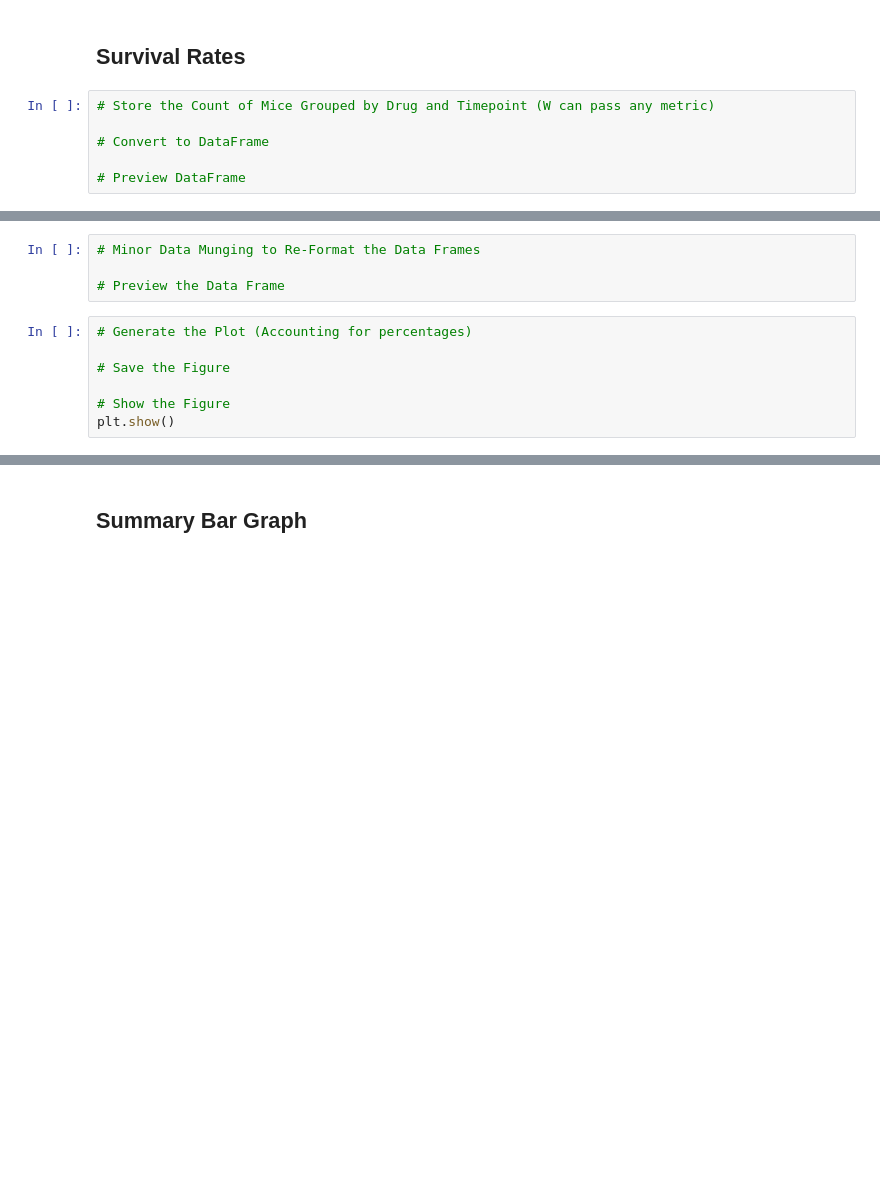
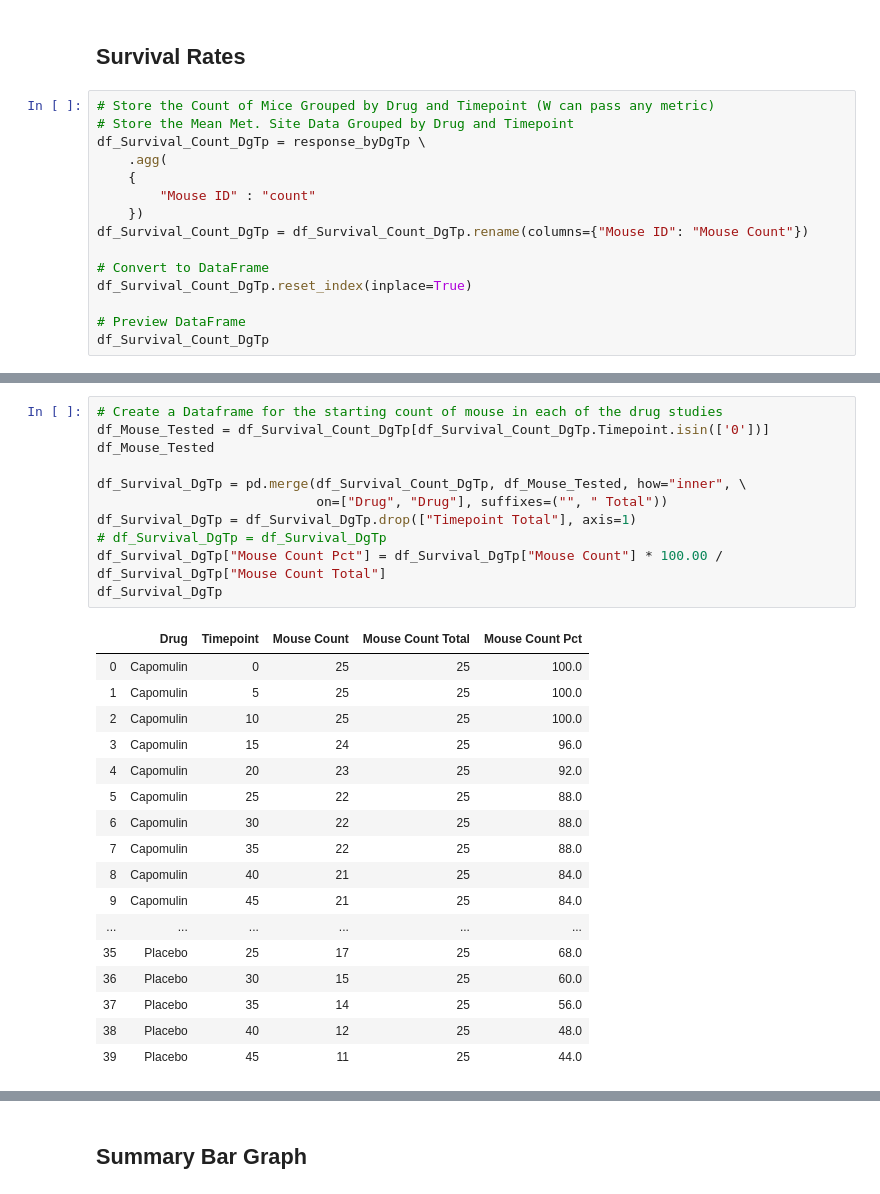
Before and after one commit to gkumar24/DataViz-HW05-Matplotlib, a Jupyter notebook: Pymaceuticals/pymaceuticals.ipynb, the cells around one changed output, grey strips where cells are left out. Saved outputs shown, nothing was run; the diff lists cells and outputs as text; blank space fills up the shorter version.

```diff
--- a/Pymaceuticals/pymaceuticals.ipynb
+++ b/Pymaceuticals/pymaceuticals.ipynb
@@ -259,7 +359,16 @@ plt.show()
 ## Survival Rates
 # %%
 # Store the Count of Mice Grouped by Drug and Timepoint (W can pass any metric)
+# Store the Mean Met. Site Data Grouped by Drug and Timepoint
+df_Survival_Count_DgTp = response_byDgTp \
+    .agg(
+    {
+        "Mouse ID" : "count"
+    })
+df_Survival_Count_DgTp = df_Survival_Count_DgTp.rename(columns={"Mouse ID": "Mouse Count"})
 
 # Convert to DataFrame
+df_Survival_Count_DgTp.reset_index(inplace=True)
 
 # Preview DataFrame
+df_Survival_Count_DgTp
@@ -266,11 +393,29 @@ plt.show()
-# %%
-# Minor Data Munging to Re-Format the Data Frames
-
-# Preview the Data Frame
-# %%
-# Generate the Plot (Accounting for percentages)
-
-# Save the Figure
-
-# Show the Figure
-plt.show()
+# %%
+# Create a Dataframe for the starting count of mouse in each of the drug studies
+df_Mouse_Tested = df_Survival_Count_DgTp[df_Survival_Count_DgTp.Timepoint.isin(['0'])]
+df_Mouse_Tested
+
+df_Survival_DgTp = pd.merge(df_Survival_Count_DgTp, df_Mouse_Tested, how="inner", \
+                            on=["Drug", "Drug"], suffixes=("", " Total"))
+df_Survival_DgTp = df_Survival_DgTp.drop(["Timepoint Total"], axis=1)
+# df_Survival_DgTp = df_Survival_DgTp
+df_Survival_DgTp["Mouse Count Pct"] = df_Survival_DgTp["Mouse Count"] * 100.00 / df_Survival_DgTp["Mouse Count Total"]
+df_Survival_DgTp
+# %% [output]
+|  | Drug | Timepoint | Mouse Count | Mouse Count Total | Mouse Count Pct |
+| 0 | Capomulin | 0 | 25 | 25 | 100.0 |
+| 1 | Capomulin | 5 | 25 | 25 | 100.0 |
+| 2 | Capomulin | 10 | 25 | 25 | 100.0 |
+| 3 | Capomulin | 15 | 24 | 25 | 96.0 |
+| 4 | Capomulin | 20 | 23 | 25 | 92.0 |
+| 5 | Capomulin | 25 | 22 | 25 | 88.0 |
+| 6 | Capomulin | 30 | 22 | 25 | 88.0 |
+| 7 | Capomulin | 35 | 22 | 25 | 88.0 |
+| 8 | Capomulin | 40 | 21 | 25 | 84.0 |
+| 9 | Capomulin | 45 | 21 | 25 | 84.0 |
+| ... | ... | ... | ... | ... | ... |
+| 35 | Placebo | 25 | 17 | 25 | 68.0 |
+| 36 | Placebo | 30 | 15 | 25 | 60.0 |
+| 37 | Placebo | 35 | 14 | 25 | 56.0 |
+| 38 | Placebo | 40 | 12 | 25 | 48.0 |
+| 39 | Placebo | 45 | 11 | 25 | 44.0 |
```
Also changed, not shown: parts of 14 cells of this notebook, 2 other files.
